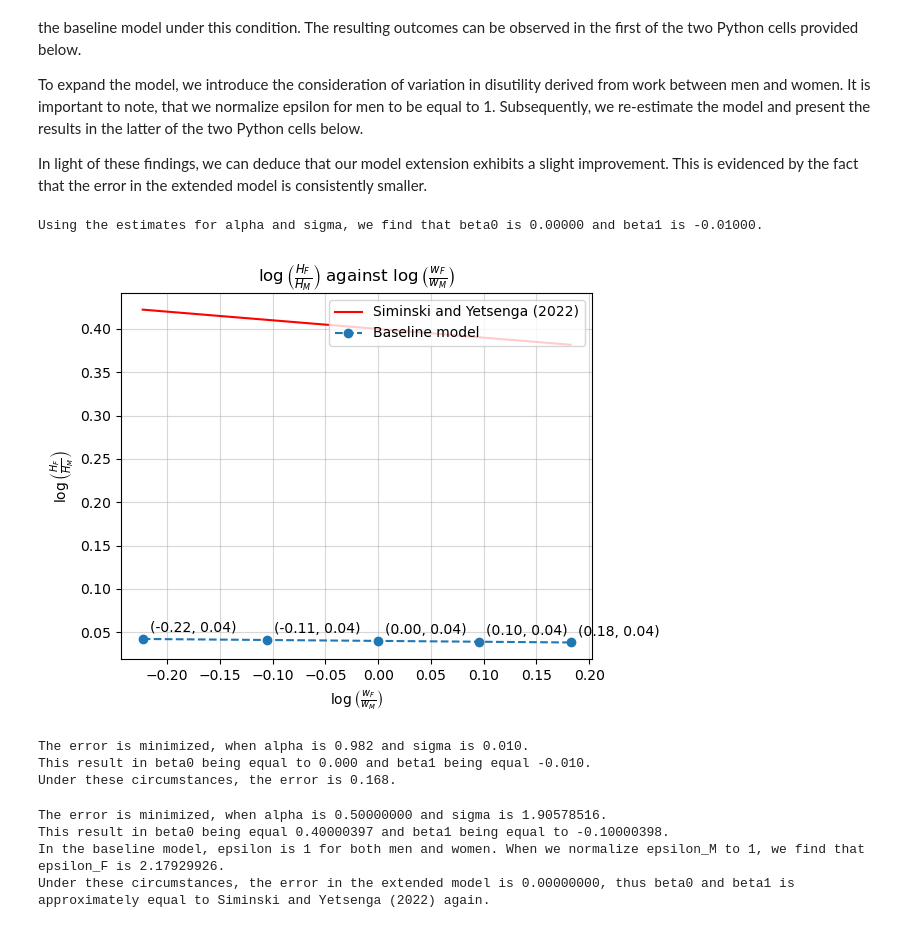
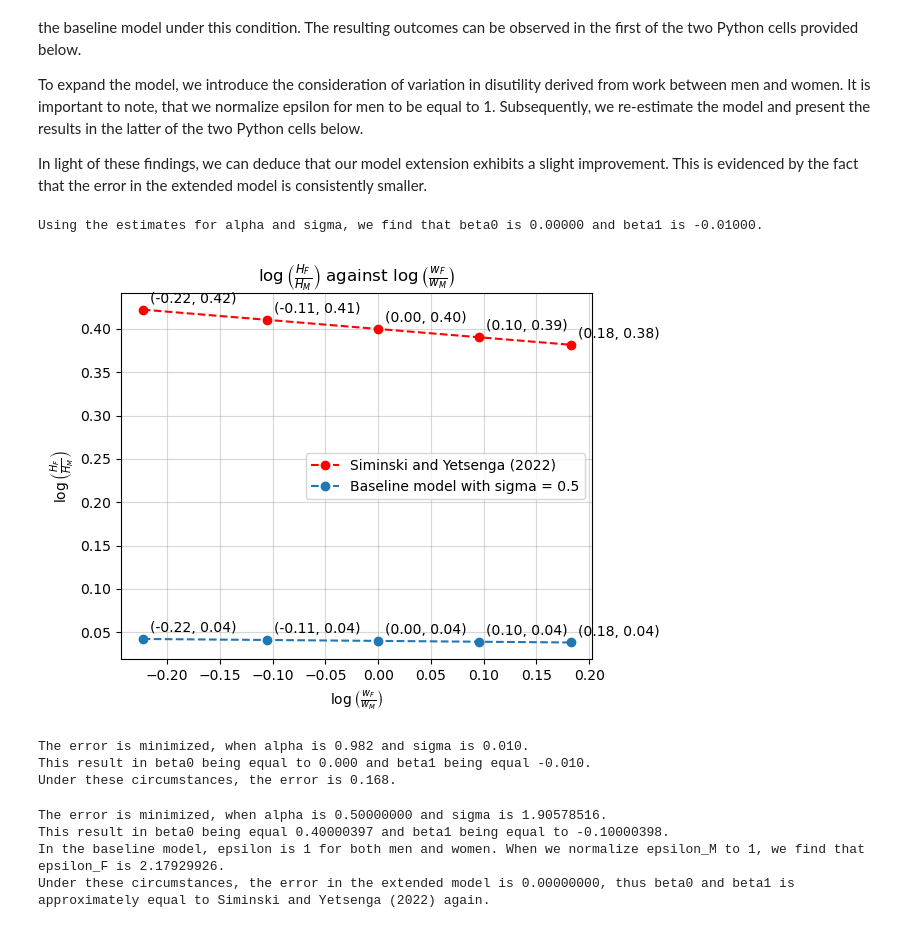
Before and after one commit to NumEconCopenhagen/projects-2023-jakki, a Jupyter notebook: inauguralproject/inauguralproject.ipynb, the cells around one changed output. Drawn from its saved outputs; the diff is of its cells as text; code cells hidden in the pictures.

```diff
--- a/inauguralproject/inauguralproject.ipynb
+++ b/inauguralproject/inauguralproject.ipynb
@@ -310,41 +307,45 @@ logHFHM_ratio_results = model.opt.logHFHM
 logwFwM_ratio = np.log([0.8, 0.9, 1.0, 1.1, 1.2])
 
 # Genereating results from Siminski and Yetsenga (2022)
-x = np.log(np.linspace(0.8, 1.2, 2))
+x = np.log(np.linspace(0.8, 1.2, 5))
 y = model.par.beta0_target + model.par.beta1_target*x
 
-plt.plot(x, y, color='red', linestyle='-', label='Siminski and Yetsenga (2022)')
-plt.plot(logwFwM_ratio, logHFHM_ratio_results, marker='o', linestyle='--', label='Baseline model')
+plt.plot(x, y, marker= 'o', color='red', linestyle='--', label='Siminski and Yetsenga (2022)')
+plt.plot(logwFwM_ratio, logHFHM_ratio_results, marker='o', linestyle='--', label='Baseline model with sigma = 0.5')
 
 # Legend
-plt.legend(loc='upper right')
+plt.legend(loc='best')
 
 # Customizing the plot
 plt.title(r'$\log\left(\frac{H_F}{H_M}\right)$ against $\log\left(\frac{w_F}{w_M}\right)$')
 plt.xlabel(r'$\log\left(\frac{w_F}{w_M}\right)$')
 plt.ylabel(r'$\log\left(\frac{H_F}{H_M}\right)$')
+
+# Creating annotations
+for i in range(5):
+    plt.annotate(f"({x[i]:.2f}, {y[i]:.2f})", (x[i], y[i]), xytext=(5, 5), textcoords='offset points')
 
 # Creating annotations
 for i in range(5):
     plt.annotate(f"({logwFwM_ratio[i]:.2f}, {logHFHM_ratio_results[i]:.2f})", (logwFwM_ratio[i], logHFHM_ratio_results[i]), xytext=(5, 5), textcoords='offset points')
 
 # Gridlines
 plt.grid(True, linestyle='-', alpha=0.5)
 
 # Adjusting the layout
 plt.tight_layout()
 
 # Display the plot
 plt.show()
 
 # Results
 error1 = (model.opt.beta0 - model.par.beta0_target)**2 + (model.opt.beta1 - model.par.beta1_target)**2
 print(f'The error is minimized, when alpha is {model.par.alpha:.3f} and sigma is {model.par.sigma:.3f}.')
 print(f'This result in beta0 being equal to {model.opt.beta0:.3f} and beta1 being equal {model.opt.beta1:.3f}.')
 print(f'Under these circumstances, the error is {error1:.3f}.')
 # %% [output]
 Using the estimates for alpha and sigma, we find that beta0 is 0.00000 and beta1 is -0.01000.
-[figure, old version]
+[figure, new version]
 The error is minimized, when alpha is 0.982 and sigma is 0.010.
 This result in beta0 being equal to 0.000 and beta1 being equal -0.010.
 Under these circumstances, the error is 0.168.
```
Also changed, not shown: parts of 1 cell of this notebook.
